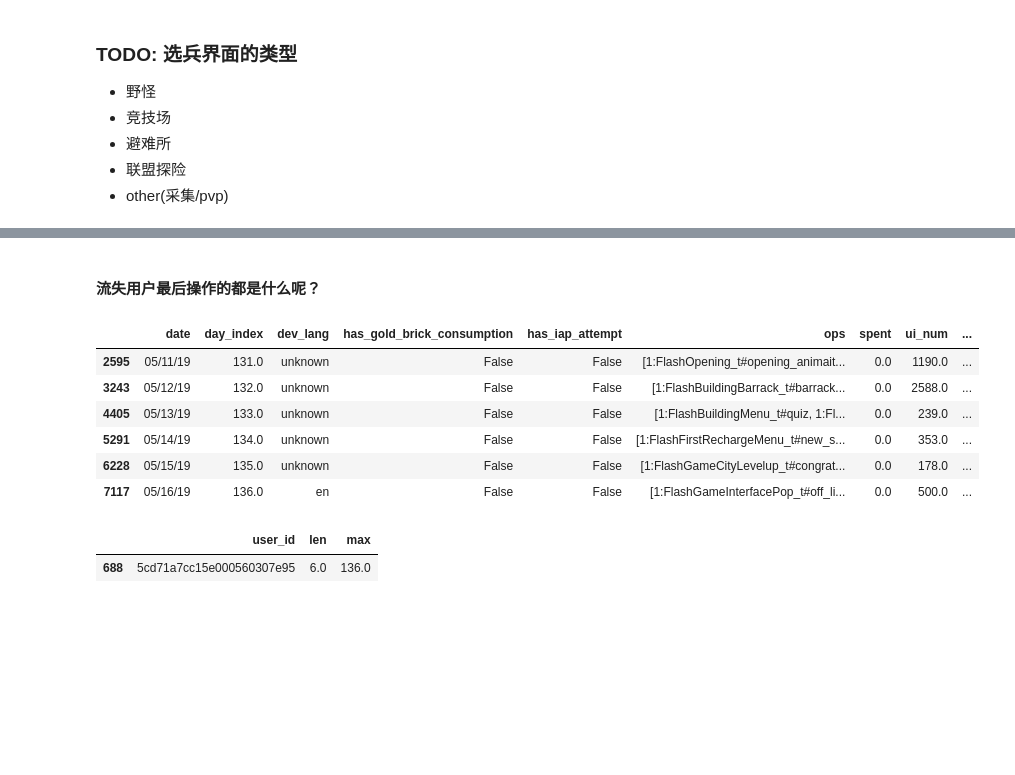
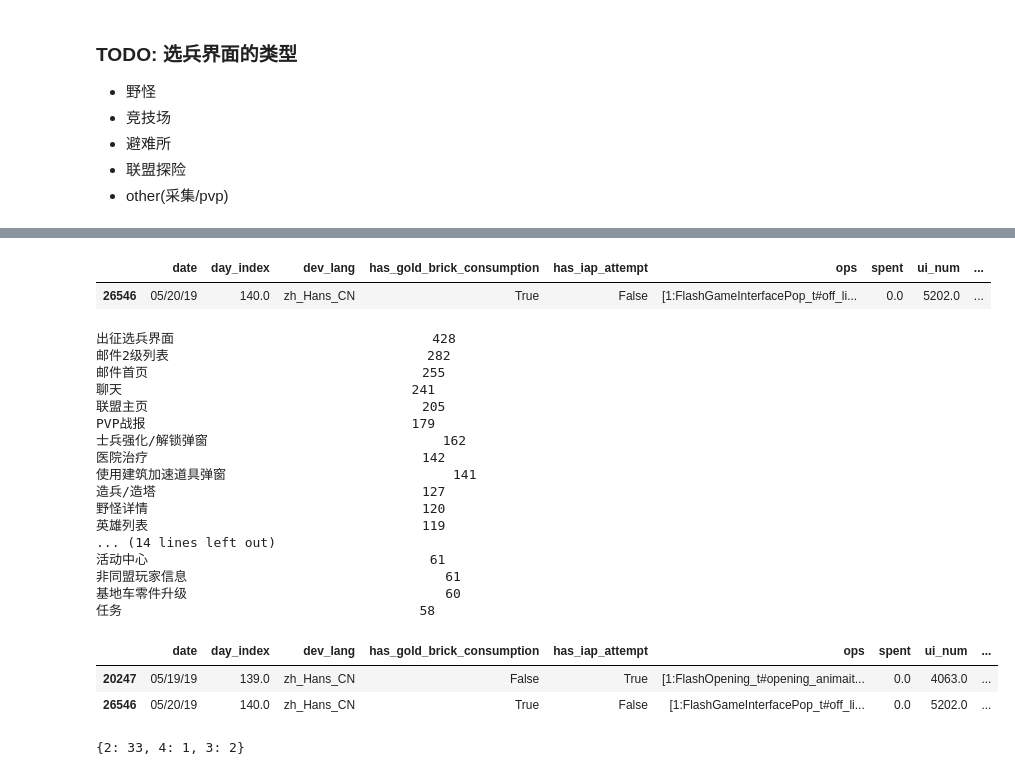
Before and after one commit to GuoQPro/user_operation_analysis, a Jupyter notebook: EOT_USER_OP_RECORD.ipynb, the cells around one changed output, grey strips where cells are left out. Drawn from its saved outputs; the diff is of its cells as text; code cells hidden in the pictures; blank space fills up the shorter version.

```diff
--- a/EOT_USER_OP_RECORD.ipynb
+++ b/EOT_USER_OP_RECORD.ipynb
@@ -575,18 +515,54 @@ for i in sample_list:
-# %% [markdown]
-#### 流失用户最后操作的都是什么呢？
+# %%
+b = parsed_data.loc[parsed_data["ui_num"] > 5000]
+b
+#parsed_data["ui_num"]
+# %% [output]
+|  | date | day_index | dev_lang | has_gold_brick_consumption | has_iap_attempt | ops | spent | ui_num | ... |
+| 26546 | 05/20/19 | 140.0 | zh_Hans_CN | True | False | [1:FlashGameInterfacePop_t#off_li... | 0.0 | 5202.0 | ... |
+# %%
+ll = {}
+def test_func(ops):
+    global ll;
+    for i in ops:
+
+        args = i.split(":");
+        op_type = int(args[0]);
+        if op_type == OP_TYPE_OPEN_UI:
+            if args[1] not in ll:
+                ll[args[1]] = 0;
+            ll[args[1]] += 1;
+
+b.apply(lambda x: test_func(x));
+
+df_ll = pd.DataFrame.from_dict(ll, orient='index', columns = ["times"]).sort_values(by = "times", ascending = False);
+TOP_N = 30;
+for index, row in df_ll.iloc[:TOP_N].iterrows():
+    print("{:<30}\t{:>10}".format(get_ui_desc_by_name(row.name), row.times))
+# %% [output]
+出征选兵界面                                 428
+邮件2级列表                                 282
+邮件首页                                   255
+聊天                                     241
+联盟主页                                   205
+PVP战报                                  179
+士兵强化/解锁弹窗                              162
+医院治疗                                   142
+使用建筑加速道具弹窗                             141
+造兵/造塔                                  127
+野怪详情                                   120
+英雄列表                                   119
+... (14 lines left out)
+活动中心                                    61
+非同盟玩家信息                                 61
+基地车零件升级                                 60
+任务                                      58
 # %%
-parsed_data.loc[parsed_data["user_id"] == "5cd71a7cc15e000560307e95"]
+parsed_data.loc[parsed_data["user_id"] == "5ce1076f0b1b7ba56712801f"]
 # %% [output]
 |  | date | day_index | dev_lang | has_gold_brick_consumption | has_iap_attempt | ops | spent | ui_num | ... |
-| 2595 | 05/11/19 | 131.0 | unknown | False | False | [1:FlashOpening_t#opening_animait... | 0.0 | 1190.0 | ... |
-| 3243 | 05/12/19 | 132.0 | unknown | False | False | [1:FlashBuildingBarrack_t#barrack... | 0.0 | 2588.0 | ... |
-| 4405 | 05/13/19 | 133.0 | unknown | False | False | [1:FlashBuildingMenu_t#quiz, 1:Fl... | 0.0 | 239.0 | ... |
-| 5291 | 05/14/19 | 134.0 | unknown | False | False | [1:FlashFirstRechargeMenu_t#new_s... | 0.0 | 353.0 | ... |
-| 6228 | 05/15/19 | 135.0 | unknown | False | False | [1:FlashGameCityLevelup_t#congrat... | 0.0 | 178.0 | ... |
-| 7117 | 05/16/19 | 136.0 | en | False | False | [1:FlashGameInterfacePop_t#off_li... | 0.0 | 500.0 | ... |
+| 20247 | 05/19/19 | 139.0 | zh_Hans_CN | False | True | [1:FlashOpening_t#opening_animait... | 0.0 | 4063.0 | ... |
+| 26546 | 05/20/19 | 140.0 | zh_Hans_CN | True | False | [1:FlashGameInterfacePop_t#off_li... | 0.0 | 5202.0 | ... |
-# %%
-b = churn_user_group.reset_index();
-b.loc[b["user_id"] == "5cd71a7cc15e000560307e95"]
-# %% [output]
-|  | user_id | len | max |
-| 688 | 5cd71a7cc15e000560307e95 | 6.0 | 136.0 |
+# %%
+buy_recommendation_times_list
+# %% [output]
+{2: 33, 4: 1, 3: 2}
```
Also changed, not shown: parts of 39 cells of this notebook, 3 other files.
